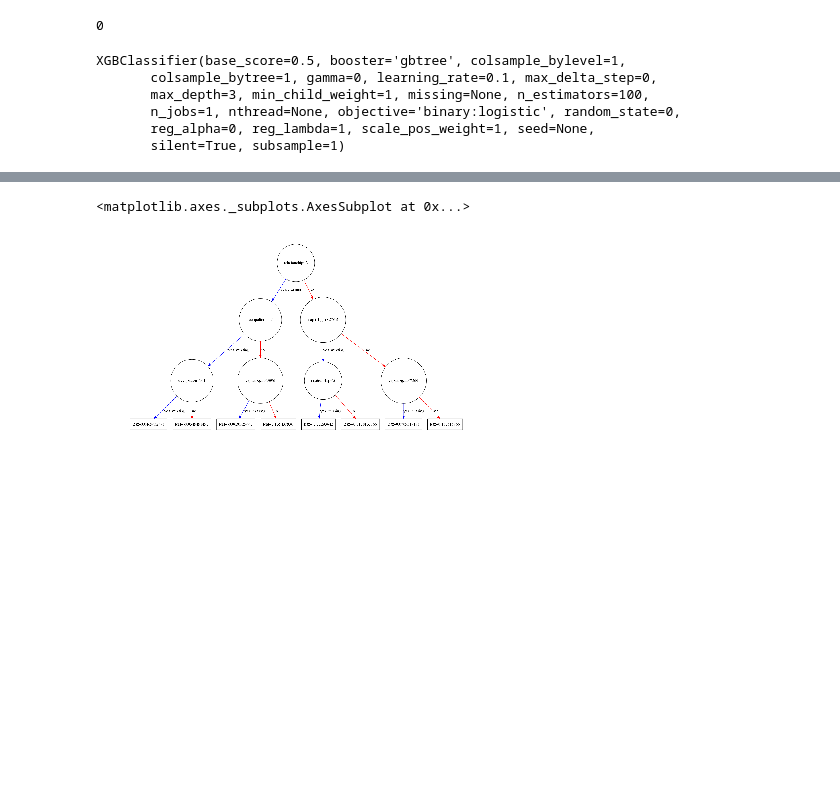
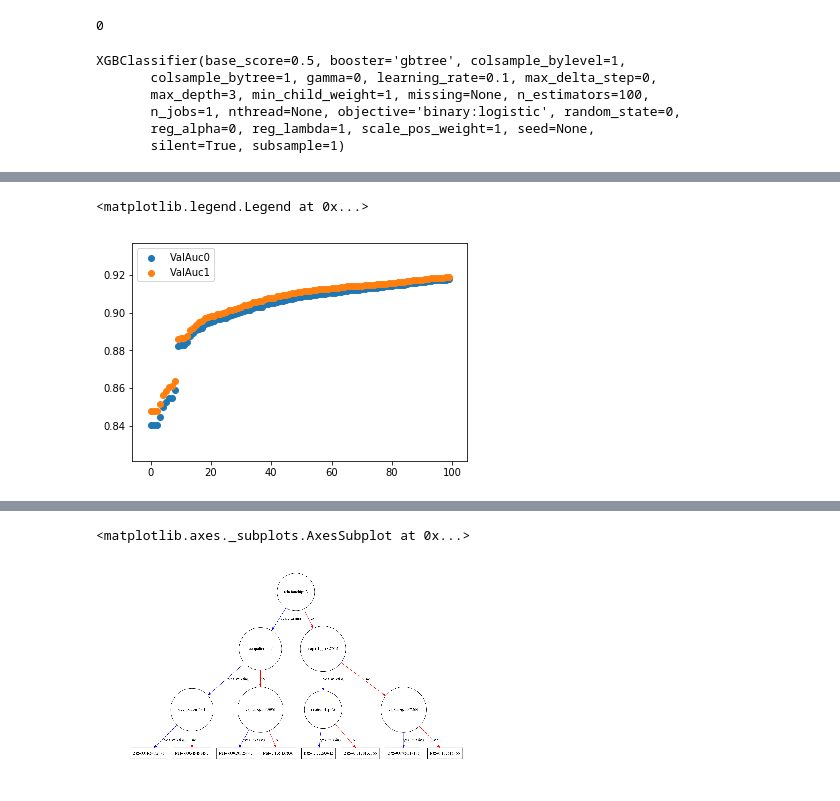
Before and after one commit to praveentn/hgwxx7, a Jupyter notebook: projects/classify/ml_python_xgbclassifier_income_category_1.ipynb, the cells around one changed output, grey strips where cells are left out. Saved outputs shown, nothing was run; the diff lists cells and outputs as text; code cells hidden in the pictures; blank space fills up the shorter version.

```diff
--- a/projects/classify/ml_python_xgbclassifier_income_category_1.ipynb
+++ b/projects/classify/ml_python_xgbclassifier_income_category_1.ipynb
@@ -359,0 +389,5 @@ XGBClassifier(base_score=0.5, booster='gbtree', colsample_bylevel=1,
+# %%
+# created df with this data
+
+df = pd.read_csv('xgboost_metrics.txt', index_col=None)
+df.head()
@@ -359,0 +401,2 @@ XGBClassifier(base_score=0.5, booster='gbtree', colsample_bylevel=1,
+# %%
+df.columns = ['Time', 'ValAuc0', 'ValErr0', 'ValAuc1', 'ValErr1']
@@ -359,0 +415,8 @@ XGBClassifier(base_score=0.5, booster='gbtree', colsample_bylevel=1,
+# %%
+plt.scatter(df['Time'], df['ValAuc0'] )
+plt.scatter(df['Time'], df['ValAuc1'] )
+
+plt.legend()
+# %% [output]
+<matplotlib.legend.Legend at 0x...>
+[figure, added]
```
Also changed, not shown: parts of 5 cells of this notebook.
